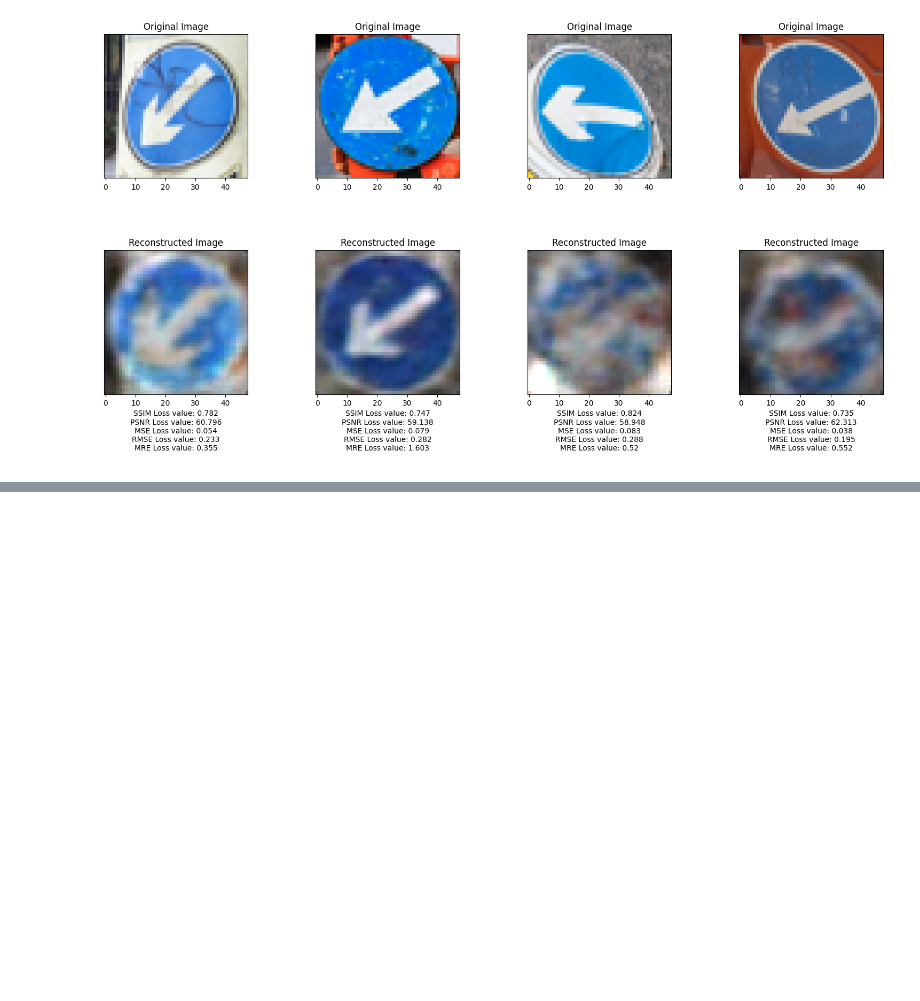
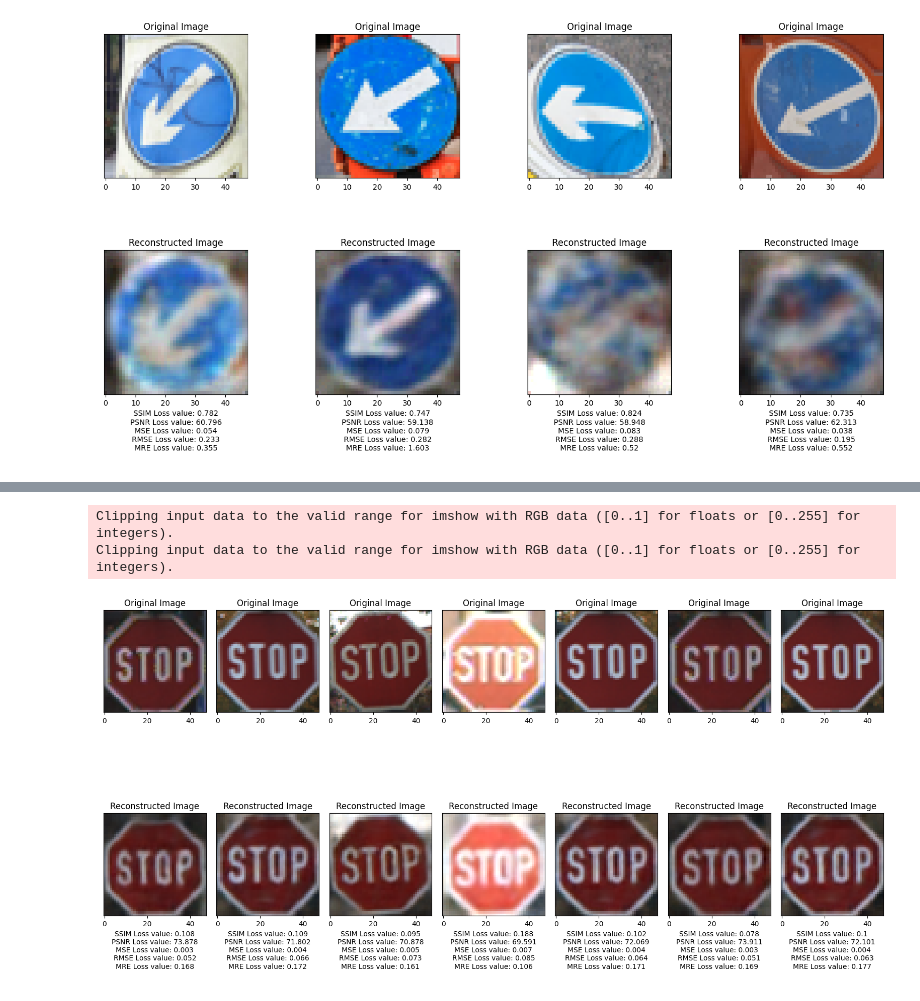
Before and after one commit to canersu/damaged_ts_detection, a Jupyter notebook: notebooks/ae_custom_train.ipynb, the cells around one changed output, grey strips where cells are left out. Drawn from its saved outputs; the diff is of its cells as text; code cells hidden in the pictures; blank space fills up the shorter version.

```diff
--- a/notebooks/ae_custom_train.ipynb
+++ b/notebooks/ae_custom_train.ipynb
@@ -400,0 +519,7 @@ autoencoder.saveModel(weight_dir, ds_name, model_name, loss_type, ds_type)
+# %%
+weight_file_cropped_all = "/home/can/thesis/ae_weights/cropped_allfullmodel1mse.h5"
+ae_cropped_all = ae.autoEncoder()
+model_cropped_all= ae_cropped_all.loadModel(weight_file_cropped_all)
+test_path1 = "/home/can/thesis/gtsrb/damaged_signs/14/healthy/"
+ae_cropped_all.showResults(7, test_path1, model_cropped_all, "ALL")
+# %% [output]
@@ -400,0 +528,3 @@ autoencoder.saveModel(weight_dir, ds_name, model_name, loss_type, ds_type)
+Clipping input data to the valid range for imshow with RGB data ([0..1] for floats or [0..255] for integers).
+Clipping input data to the valid range for imshow with RGB data ([0..1] for floats or [0..255] for integers).
+[figure, added]
```
Also changed, not shown: parts of 7 cells of this notebook, 3 other files.
